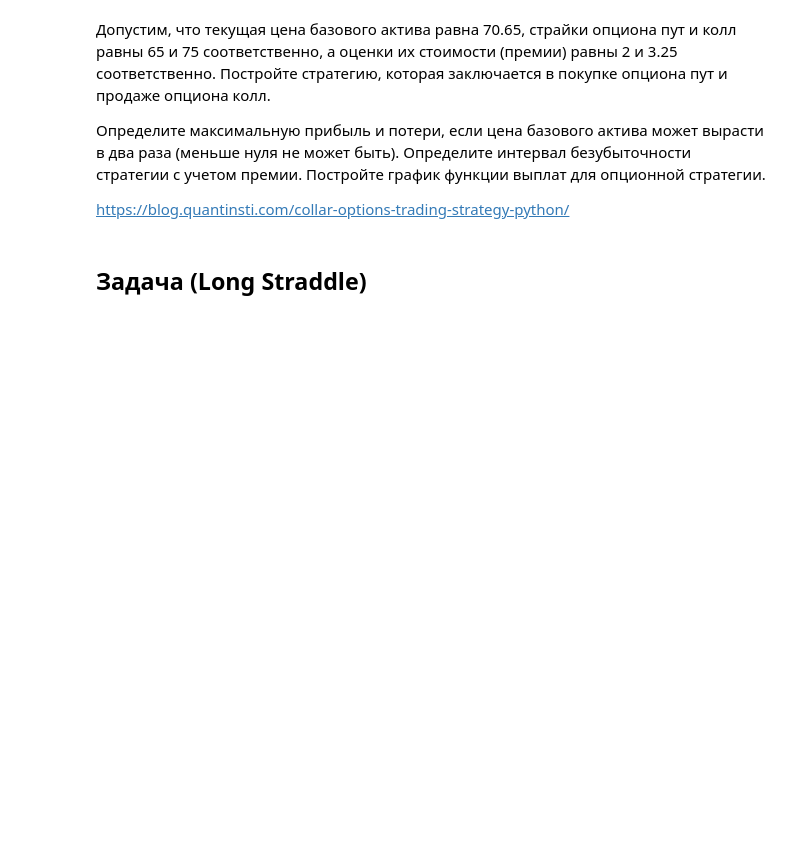
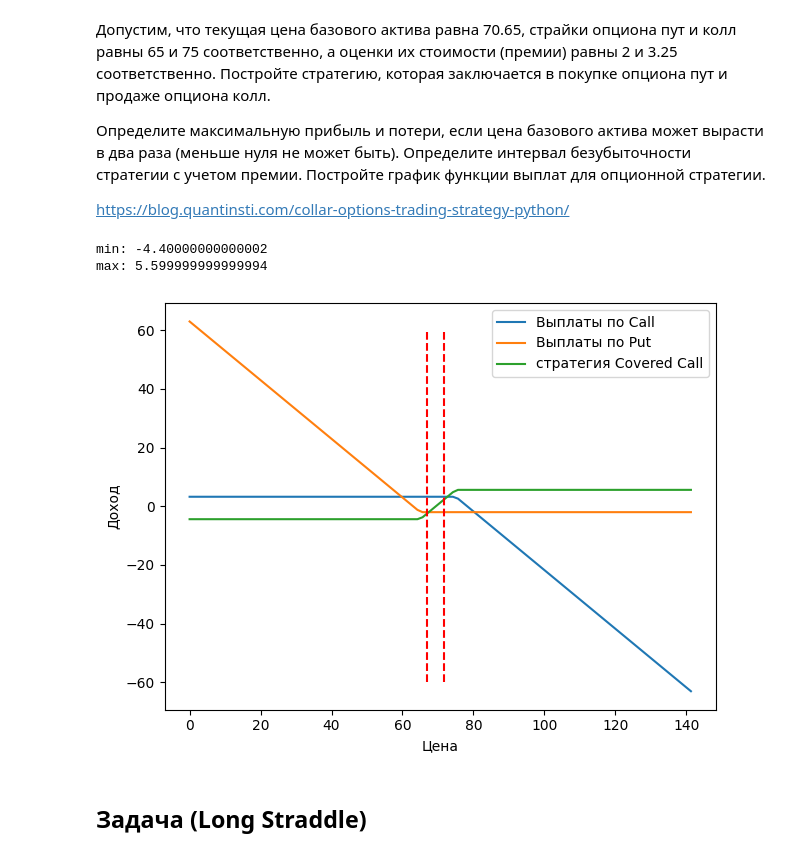
Before and after one commit to Kasymkhankhubiyev/Sirius-Uni, a Jupyter notebook: HybridFinancialInstruments/lab_1_GSFP.ipynb, the cells around one changed output. Drawn from its saved outputs; the diff is of its cells as text; code cells hidden in the pictures; blank space fills up the shorter version.

```diff
--- a/HybridFinancialInstruments/lab_1_GSFP.ipynb
+++ b/HybridFinancialInstruments/lab_1_GSFP.ipynb
@@ -70,6 +70,32 @@ premium_long_put = 2
 # Short call
 K_short_call = 75
 premium_short_call = 3.25
+# %%
+prices = np.linspace(0, S*2, 100)
+
+payoff_short_call = np.where(K_short_call - prices > 0, 0, K_short_call - prices) + premium_short_call
+payoff_long_put = np.where(prices - K_long_put > 0, 0, K_long_put - prices) - premium_long_put
+
+payoff_convered_call = payoff_short_call + payoff_long_put + prices - S
+# если сработал пут - пут дал выплату, мы продали актив и сравняли прибыль и убыток
+# если сработал кол - выплатили по колу, но дорого продали свой актив, потому сравняли
+print(f'min: {min(payoff_convered_call)}')
+print(f'max: {max(payoff_convered_call)}')
+
+plt.plot(prices, payoff_short_call, label='Выплаты по Call')
+plt.plot(prices, payoff_long_put, label='Выплаты по Put')
+plt.plot(prices, payoff_convered_call, label='стратегия Covered Call')
+plt.plot(np.ones(30) * (K_short_call - premium_short_call), np.linspace(-60, 60, 30), '--', color='red')
+plt.plot(np.ones(30) * (K_long_put + premium_long_put), np.linspace(-60, 60, 30), '--', color='red')
+plt.xlabel('Цена')
+plt.ylabel('Доход')
+plt.legend()
+plt.tight_layout()
+plt.show()
+# %% [output]
+min: -4.40000000000002
+max: 5.599999999999994
+[figure, added]
 # %% [markdown]
 ## Задача (Long Straddle)
 # %% [markdown]
```
Also changed, not shown: parts of 39 cells of this notebook.
